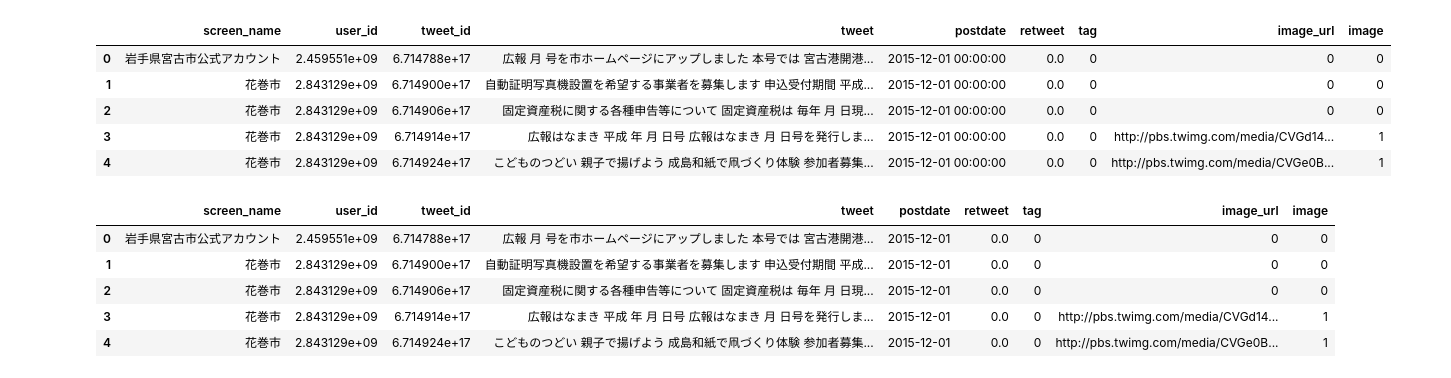
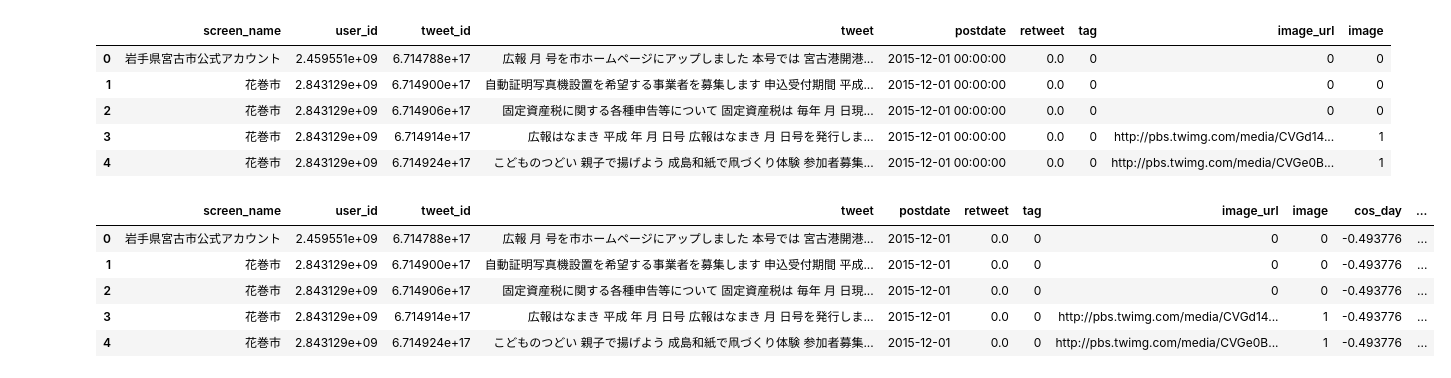
Before and after one commit to swallowtail224/classification_tweet, a Jupyter notebook: RNN_retry/extract_data.ipynb, the cells around one changed output. Saved outputs shown, nothing was run; the diff lists cells and outputs as text; code cells hidden in the pictures.

Commit message:
add extract_data

```diff
--- a/RNN_retry/extract_data.ipynb
+++ b/RNN_retry/extract_data.ipynb
@@ -7,10 +9,4 @@ import pandas as pd
 # %%
-#テキストのクリーニング
-def clean_text(text_string):
-    text_string = re.sub(r'[０-９]', '', text_string)
-    text_string = text_string.lower()
-    return(text_string)
-
 #slothlibのストップワードの取得
 def get_stopword():
     slothlib_path = 'http://svn.sourceforge.jp/svnroot/slothlib/CSharp/Version1/SlothLib/NLP/Filter/StopWord/word/Japanese.txt'
@@ -37,6 +33,12 @@ def except_stopwords(text):
             if i == j:
                 text.remove(j)
     return text
+
+#テキストのクリーニング
+def clean_text(text_string):
+    text_string = re.sub(r'[０-９]', '', text_string)
+    text_string = text_string.lower()
+    return(text_string)
 
 #MeCabによる形態素解析
 def extractter(text, flag):
@@ -84,6 +86,11 @@ def extractter(text, flag):
             break
     return keyword
 
+#テキストの結合
+def join_data(text):
+    texts = ' '.join(text)
+    return texts
+
 #画像URLをあるかないかの2値に変換
 def conversion_image(x):
     if x is not "0":
@@ -91,10 +98,19 @@ def conversion_image(x):
     else:
         return 0
 
-#テキストの結合
-def join_data(text):
-    texts = ' '.join(text)
-    return texts
+#日付データをsin, consへ変換
+def change_cos(x):
+    return np.cos(math.radians(90 - (x / 365)*360))
+
+def change_sin(x):
+    return np.sin(math.radians(90 - (x / 365)*360))
+
+def change_date(df,col):
+    df['cos_day']=df[col].dt.dayofyear
+    df['cos_day'] =df['cos_day'].apply(change_cos)
+    df['sin_day']=df[col].dt.dayofyear
+    df['sin_day'] =df['sin_day'].apply(change_sin)
+    return df
 # %%
 #メイン
 #データの読み込み
@@ -122,13 +138,14 @@ data_input.head()
 | 3 | 花巻市 | 2.843129e+09 | 6.714914e+17 | 広報はなまき 平成 年 月 日号 広報はなまき 月 日号を発行しま... | 2015-12-01 00:00:00 | 0.0 | 0 | http://pbs.twimg.com/media/CVGd14... | 1 |
 | 4 | 花巻市 | 2.843129e+09 | 6.714924e+17 | こどものつどい 親子で揚げよう 成島和紙で凧づくり体験 参加者募集... | 2015-12-01 00:00:00 | 0.0 | 0 | http://pbs.twimg.com/media/CVGe0B... | 1 |
 # %%
-#postdateをdatetime形式に変換
+#postdateをdatetime形式に変換して、sin,cosに変換
 data_input['postdate'] = pd.to_datetime(data_input['postdate'], format = '%Y-%m-%d')
+data_input = change_date(data_input,col="postdate")
 data_input.head()
 # %% [output]
-|  | screen_name | user_id | tweet_id | tweet | postdate | retweet | tag | image_url | image |
-| 0 | 岩手県宮古市公式アカウント | 2.459551e+09 | 6.714788e+17 | 広報 月 号を市ホームページにアップしました 本号では 宮古港開港... | 2015-12-01 | 0.0 | 0 | 0 | 0 |
-| 1 | 花巻市 | 2.843129e+09 | 6.714900e+17 | 自動証明写真機設置を希望する事業者を募集します 申込受付期間 平成... | 2015-12-01 | 0.0 | 0 | 0 | 0 |
-| 2 | 花巻市 | 2.843129e+09 | 6.714906e+17 | 固定資産税に関する各種申告等について 固定資産税は 毎年 月 日現... | 2015-12-01 | 0.0 | 0 | 0 | 0 |
-| 3 | 花巻市 | 2.843129e+09 | 6.714914e+17 | 広報はなまき 平成 年 月 日号 広報はなまき 月 日号を発行しま... | 2015-12-01 | 0.0 | 0 | http://pbs.twimg.com/media/CVGd14... | 1 |
-| 4 | 花巻市 | 2.843129e+09 | 6.714924e+17 | こどものつどい 親子で揚げよう 成島和紙で凧づくり体験 参加者募集... | 2015-12-01 | 0.0 | 0 | http://pbs.twimg.com/media/CVGe0B... | 1 |
+|  | screen_name | user_id | tweet_id | tweet | postdate | retweet | tag | image_url | image | cos_day | ... |
+| 0 | 岩手県宮古市公式アカウント | 2.459551e+09 | 6.714788e+17 | 広報 月 号を市ホームページにアップしました 本号では 宮古港開港... | 2015-12-01 | 0.0 | 0 | 0 | 0 | -0.493776 | ... |
+| 1 | 花巻市 | 2.843129e+09 | 6.714900e+17 | 自動証明写真機設置を希望する事業者を募集します 申込受付期間 平成... | 2015-12-01 | 0.0 | 0 | 0 | 0 | -0.493776 | ... |
+| 2 | 花巻市 | 2.843129e+09 | 6.714906e+17 | 固定資産税に関する各種申告等について 固定資産税は 毎年 月 日現... | 2015-12-01 | 0.0 | 0 | 0 | 0 | -0.493776 | ... |
+| 3 | 花巻市 | 2.843129e+09 | 6.714914e+17 | 広報はなまき 平成 年 月 日号 広報はなまき 月 日号を発行しま... | 2015-12-01 | 0.0 | 0 | http://pbs.twimg.com/media/CVGd14... | 1 | -0.493776 | ... |
+| 4 | 花巻市 | 2.843129e+09 | 6.714924e+17 | こどものつどい 親子で揚げよう 成島和紙で凧づくり体験 参加者募集... | 2015-12-01 | 0.0 | 0 | http://pbs.twimg.com/media/CVGe0B... | 1 | -0.493776 | ... |
```
Also changed, not shown: parts of 9 cells of this notebook, 1 other file.
